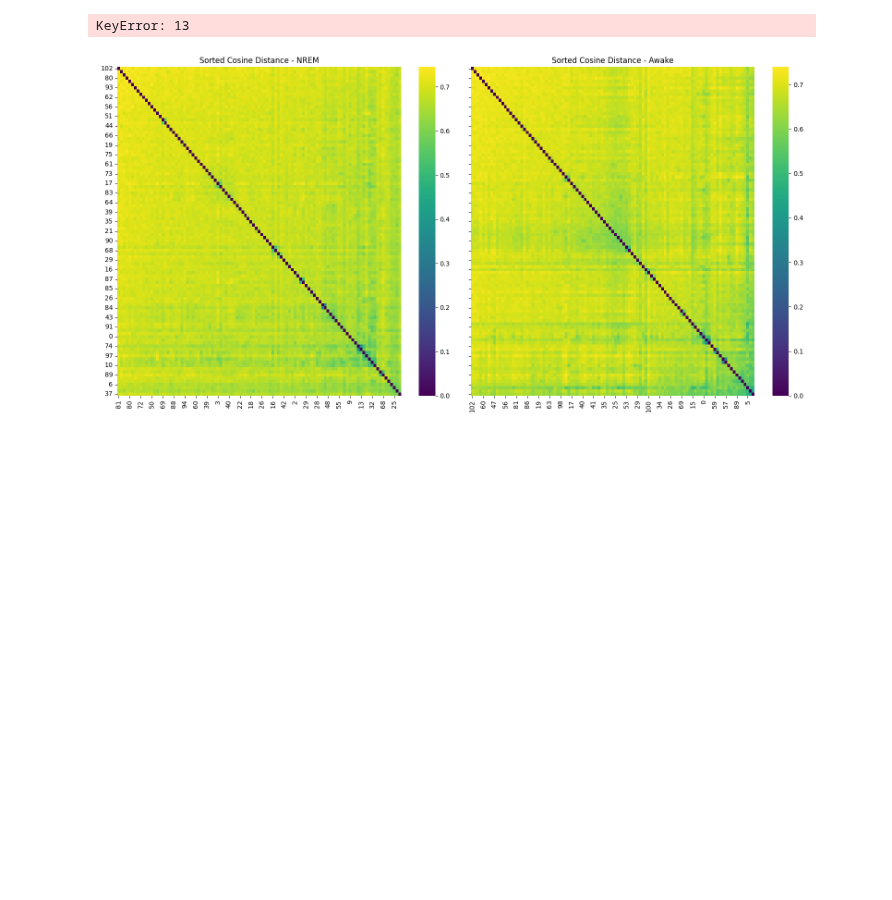
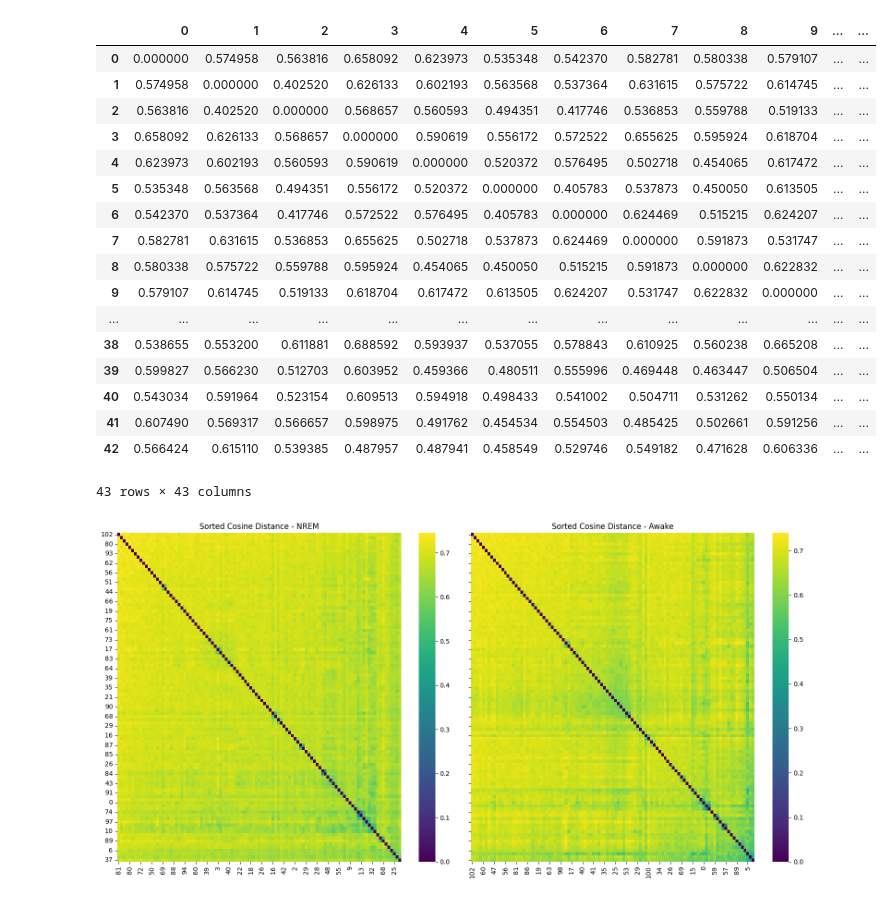
Before and after one commit to JessicaYoujiaLi/sleep, a Jupyter notebook: notebooks/clustering/clustering_plot.ipynb, the cells around one changed output. Cells and saved outputs as stored; diff of their text form; code cells hidden in the pictures; blank space fills up the shorter version.

```diff
--- a/notebooks/clustering/clustering_plot.ipynb
+++ b/notebooks/clustering/clustering_plot.ipynb
@@ -115,3 +53,9 @@ summary_sleep
+# %%
+exp_path = google_drive.return_exp_path('126031_5', '11_23', 'TSeries-11232022-GC-MC-002')
+processed_sleep_df = pd.read_csv(join(exp_path, 'eeg', 'velo_eeg.csv'), )
+file_name = 'dfof.csv'
+dfof_data = pd.read_csv(join(exp_path, file_name))
+dfof_data.set_index('roi_label', drop=True, inplace=True)
 # %%
 summary_sleep = clustering.df_generator(processed_sleep_df)
 # %% [output]
@@ -163,13 +83,32 @@ result = process_dfof_mc(dfof_data, summary_sleep)
 # %%
 result = clustering.process_dfof_mc(dfof_data, summary_sleep)
-# %% [output]
-KeyError: 13
 # %%
 d_awake = result['d_awake']
 d_sleep = result['d_sleep']
 # %%
 cos_dist_nrem = clustering.calculate_cosine_distance(d_sleep, 'nrem', normalize=False)
 cos_dist_awake = clustering.calculate_cosine_distance(d_awake, 'awake', normalize=False)
+# %%
+cos_dist_awake
+# %% [output]
+|  | 0 | 1 | 2 | 3 | 4 | 5 | 6 | 7 | 8 | 9 | ... | ... |
+| 0 | 0.000000 | 0.574958 | 0.563816 | 0.658092 | 0.623973 | 0.535348 | 0.542370 | 0.582781 | 0.580338 | 0.579107 | ... | ... |
+| 1 | 0.574958 | 0.000000 | 0.402520 | 0.626133 | 0.602193 | 0.563568 | 0.537364 | 0.631615 | 0.575722 | 0.614745 | ... | ... |
+| 2 | 0.563816 | 0.402520 | 0.000000 | 0.568657 | 0.560593 | 0.494351 | 0.417746 | 0.536853 | 0.559788 | 0.519133 | ... | ... |
+| 3 | 0.658092 | 0.626133 | 0.568657 | 0.000000 | 0.590619 | 0.556172 | 0.572522 | 0.655625 | 0.595924 | 0.618704 | ... | ... |
+| 4 | 0.623973 | 0.602193 | 0.560593 | 0.590619 | 0.000000 | 0.520372 | 0.576495 | 0.502718 | 0.454065 | 0.617472 | ... | ... |
+| 5 | 0.535348 | 0.563568 | 0.494351 | 0.556172 | 0.520372 | 0.000000 | 0.405783 | 0.537873 | 0.450050 | 0.613505 | ... | ... |
+| 6 | 0.542370 | 0.537364 | 0.417746 | 0.572522 | 0.576495 | 0.405783 | 0.000000 | 0.624469 | 0.515215 | 0.624207 | ... | ... |
+| 7 | 0.582781 | 0.631615 | 0.536853 | 0.655625 | 0.502718 | 0.537873 | 0.624469 | 0.000000 | 0.591873 | 0.531747 | ... | ... |
+| 8 | 0.580338 | 0.575722 | 0.559788 | 0.595924 | 0.454065 | 0.450050 | 0.515215 | 0.591873 | 0.000000 | 0.622832 | ... | ... |
+| 9 | 0.579107 | 0.614745 | 0.519133 | 0.618704 | 0.617472 | 0.613505 | 0.624207 | 0.531747 | 0.622832 | 0.000000 | ... | ... |
+| ... | ... | ... | ... | ... | ... | ... | ... | ... | ... | ... | ... | ... |
+| 38 | 0.538655 | 0.553200 | 0.611881 | 0.688592 | 0.593937 | 0.537055 | 0.578843 | 0.610925 | 0.560238 | 0.665208 | ... | ... |
+| 39 | 0.599827 | 0.566230 | 0.512703 | 0.603952 | 0.459366 | 0.480511 | 0.555996 | 0.469448 | 0.463447 | 0.506504 | ... | ... |
+| 40 | 0.543034 | 0.591964 | 0.523154 | 0.609513 | 0.594918 | 0.498433 | 0.541002 | 0.504711 | 0.531262 | 0.550134 | ... | ... |
+| 41 | 0.607490 | 0.569317 | 0.566657 | 0.598975 | 0.491762 | 0.454534 | 0.554503 | 0.485425 | 0.502661 | 0.591256 | ... | ... |
+| 42 | 0.566424 | 0.615110 | 0.539385 | 0.487957 | 0.487941 | 0.458549 | 0.529746 | 0.549182 | 0.471628 | 0.606336 | ... | ... |
+43 rows × 43 columns
 # %%
 # Save cos_dist_nrem and cos_dist_awake to CSV files
 cos_dist_nrem.to_csv(join(exp_path, 'cos_dist_nrem.csv'), index=False)
```
Also changed, not shown: parts of 7 cells of this notebook.
